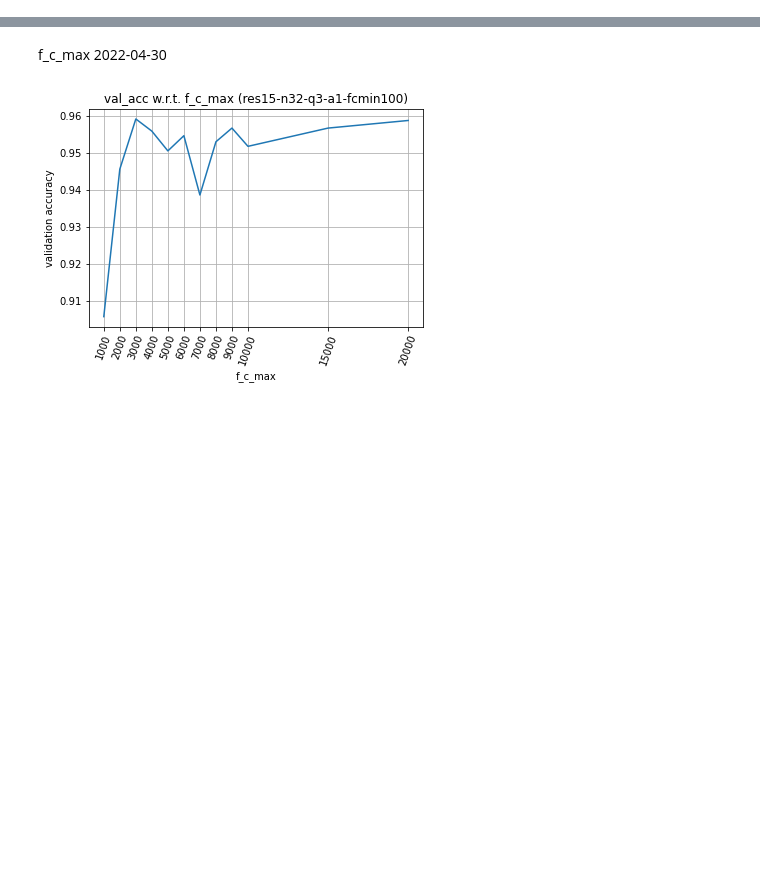
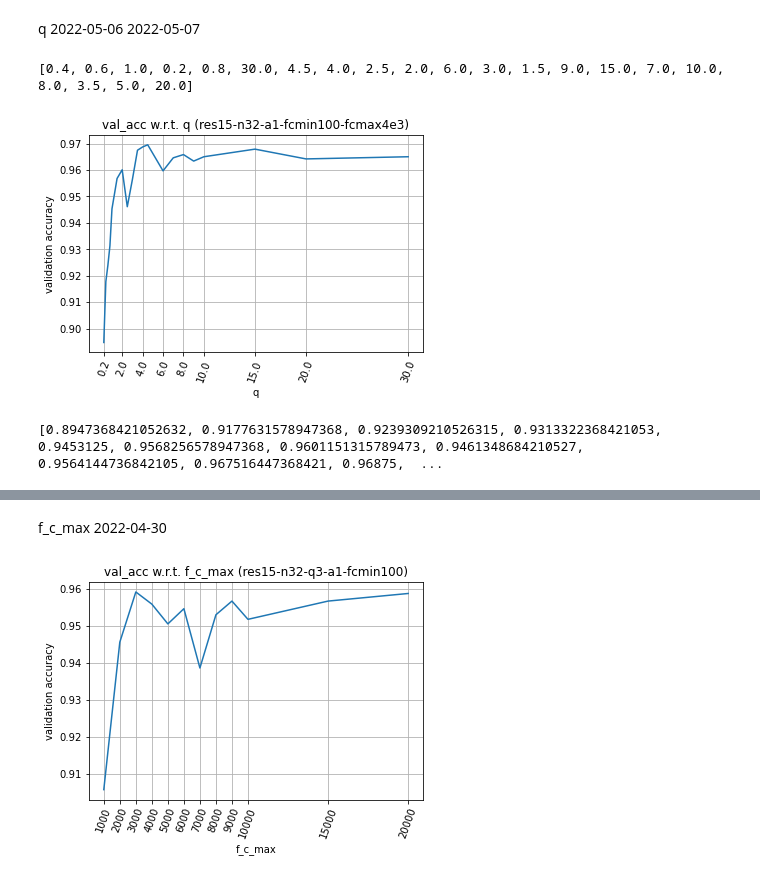
Before and after one commit to xs2445/KeywordSpotting, a Jupyter notebook: show_result.ipynb, the cells around one changed output, grey strips where cells are left out. Cells and saved outputs as stored; diff of their text form; code cells hidden in the pictures; blank space fills up the shorter version.

```diff
--- a/show_result.ipynb
+++ b/show_result.ipynb
@@ -3,3 +3,43 @@ import os
 import numpy as np
 import matplotlib.pyplot as plt
 %matplotlib inline
+# %% [markdown]
+q 2022-05-06 2022-05-07
+# %%
+log_folder = ['./logs/2022-05-06', './logs/2022-05-07']
+val_acc_list = []
+train_acc_list = []
+dataset_list = []
+for log_f in log_folder:
+    for root, _, files in os.walk(log_f):
+        if root == log_f:
+            continue
+        dataset_list.append(float(root.split('-')[-4][1:]))
+        val_acc_list.append(np.load(os.path.join(root, 'val_acc_hist.npy')))
+        train_acc_list.append(np.load(os.path.join(root, 'train_acc_hist.npy')))
+
+print(dataset_list)
+
+val_acc_list = [x for _,x in sorted(zip(dataset_list,val_acc_list))]
+train_acc_list = [x for _,x in sorted(zip(dataset_list,train_acc_list))]
+dataset_list = sorted(dataset_list)
+# %% [output]
+[0.4, 0.6, 1.0, 0.2, 0.8, 30.0, 4.5, 4.0, 2.5, 2.0, 6.0, 3.0, 1.5, 9.0, 15.0, 7.0, 10.0, 8.0, 3.5, 5.0, 20.0]
+# %%
+plt.figure()
+# plt.plot([np.max(x) for x in val_acc_list])
+plt.plot(dataset_list, [np.max(x) for x in val_acc_list])
+plt.title('val_acc w.r.t. q (res15-n32-a1-fcmin100-fcmax4e3)')
+plt.xlabel('q')
+plt.ylabel('validation accuracy')
+# [0.2, 0.4, 0.6, 0.8, 1, 1.5, 2, 2.5, 3, 3.5, 4, 4.5, 5, 6, 7, 8, 9, 10, 15, 20, 30]
+selected = [dataset_list[x] for x in [0,6,10,13,15,17,18,19,-1]]
+print()
+plt.xticks(selected, selected, rotation=70)
+plt.grid()
+plt.savefig(os.path.join(log_folder[1], 'result.jpg'))
+plt.show()
+print([np.max(x) for x in val_acc_list])
+# %% [output]
+[figure, added]
+[0.8947368421052632, 0.9177631578947368, 0.9239309210526315, 0.9313322368421053, 0.9453125, 0.9568256578947368, 0.9601151315789473, 0.9461348684210527, 0.9564144736842105, 0.967516447368421, 0.96875,  ...
```
Also changed, not shown: parts of 14 cells of this notebook, 3 other files.
